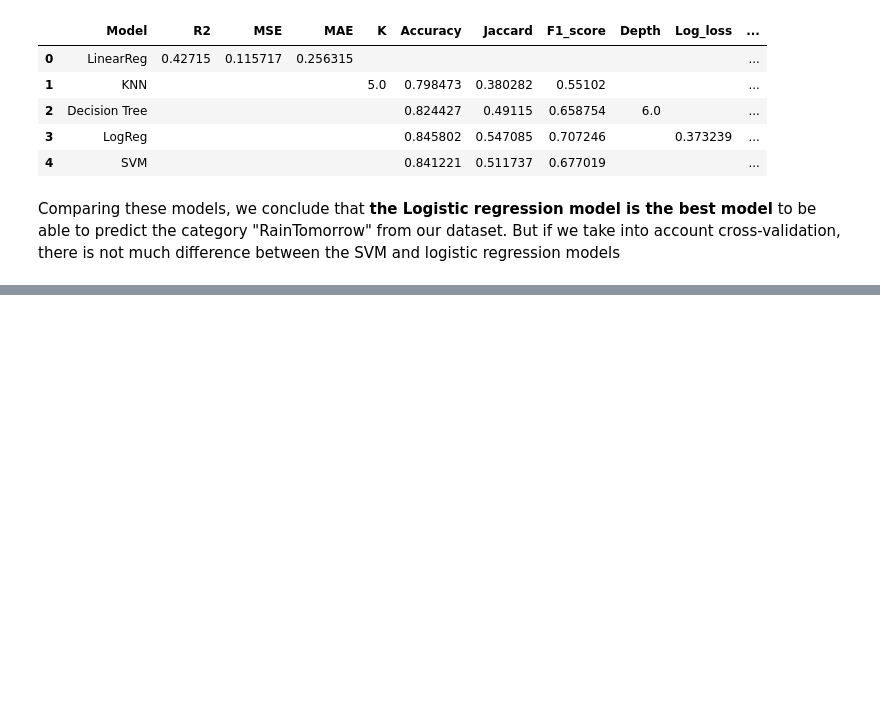
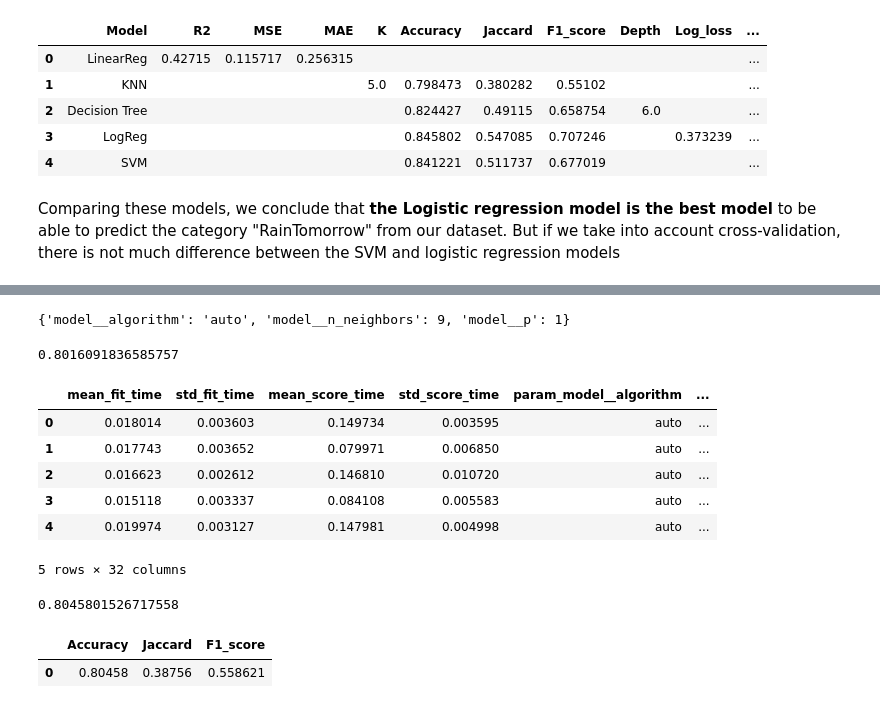
Before and after one commit to NicolasGonzalezGuignet/Rain-Prediction-using-ML, a Jupyter notebook: ML_Project.ipynb, the cells around one changed output, grey strips where cells are left out. Saved outputs shown, nothing was run; the diff lists cells and outputs as text; code cells hidden in the pictures; blank space fills up the shorter version.

```diff
--- a/ML_Project.ipynb
+++ b/ML_Project.ipynb
@@ -521,0 +528,15 @@ combined_df
+# %%
+pipe=Pipeline([
+    ('scaler',preprocessing.StandardScaler()),
+    ('model',KNeighborsClassifier())
+    ])
+
+params = {'model__n_neighbors': [1, 2, 3, 4, 5, 6, 7, 8, 9, 10],
+              'model__algorithm': ['auto', 'ball_tree', 'kd_tree', 'brute'],
+              'model__p': [1,2]} #hay q tener en cuenta que los parametros se aplican solo al modelo/estimador y no al transformador (se debe poner el nombre que le diste al estimador en el pipe y 'nombre_del_estimador__nombre_del_parametro')
+
+grid1=GridSearchCV(estimator=pipe,param_grid=params,cv=5,scoring=['accuracy','jaccard','f1'],refit='accuracy') #https://scikit-learn.org/stable/modules/model_evaluation.html (para ver como se ponen las metrics para evaluar el modelo)
+#scoring lo que hace es calcular los errores que mencionas, y refit elije el mejor modelo segun el error que das (es decir, se van a calcular las metricas que estan en scoring y se elije los mejores parametros en funcion a la metrica que das en refit)
+# %%
+grid1.fit(x_train,y_train)
+#la diferencia esta en que el grid hace cv solo en los datos de train, es decir, se harian 2 particiones (la que ya hiciste y luego la cv que hace grid) para luego evaluar el mejor modelo con los test data
@@ -521,0 +552,30 @@ combined_df
+# %%
+print(grid1.best_params_)#parametros donde se obtiene el mayor valor en la metrica que se dio en refit
+# %% [output]
+{'model__algorithm': 'auto', 'model__n_neighbors': 9, 'model__p': 1}
+# %%
+print(grid1.best_score_)#mejor score con los datos de entrenamiento
+# %% [output]
+0.8016091836585757
+# %%
+pd.DataFrame(grid1.cv_results_).head(5) #df con los resultados de la prueba
+# %% [output]
+|  | mean_fit_time | std_fit_time | mean_score_time | std_score_time | param_model__algorithm | ... |
+| 0 | 0.018014 | 0.003603 | 0.149734 | 0.003595 | auto | ... |
+| 1 | 0.017743 | 0.003652 | 0.079971 | 0.006850 | auto | ... |
+| 2 | 0.016623 | 0.002612 | 0.146810 | 0.010720 | auto | ... |
+| 3 | 0.015118 | 0.003337 | 0.084108 | 0.005583 | auto | ... |
+| 4 | 0.019974 | 0.003127 | 0.147981 | 0.004998 | auto | ... |
+5 rows × 32 columns
+# %%
+grid1.score(x_test,y_test) #ahora ya obtenido el mejor modelo, lo aplicamos a los datos de prueba
+# %% [output]
+0.8045801526717558
+# %%
+#o tambien podemos usar predict y despues calcular las metricas que queramos
+y_hat=grid1.predict(x_test)
+grid_search_metrics=pd.DataFrame({'Accuracy': [metrics.accuracy_score(y_test,y_hat)], 'Jaccard': [metrics.jaccard_score(y_test,y_hat)], 'F1_score':[metrics.f1_score(y_test,y_hat)]})
+grid_search_metrics
+# %% [output]
+|  | Accuracy | Jaccard | F1_score |
+| 0 | 0.80458 | 0.38756 | 0.558621 |
```
Also changed, not shown: parts of 7 cells of this notebook.
